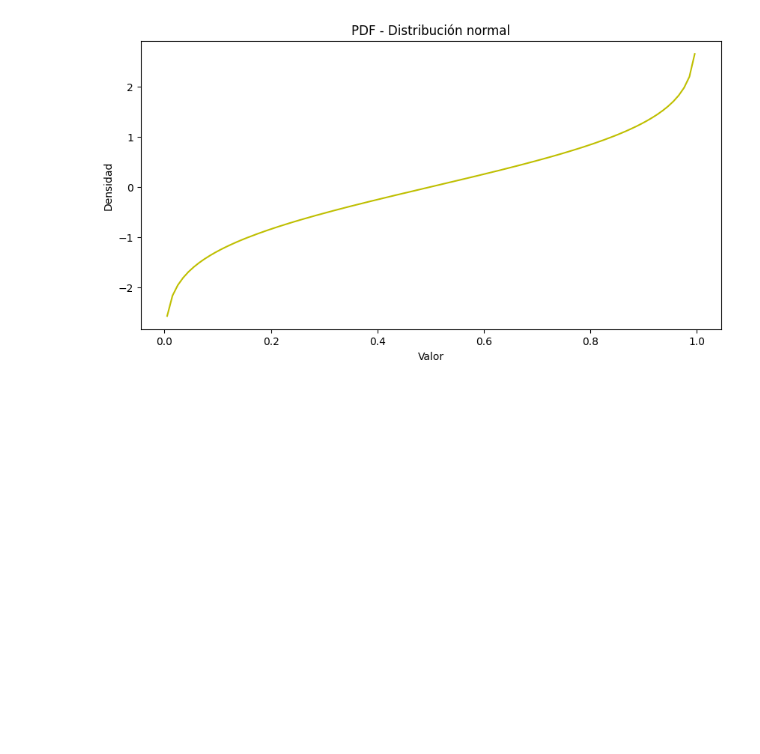
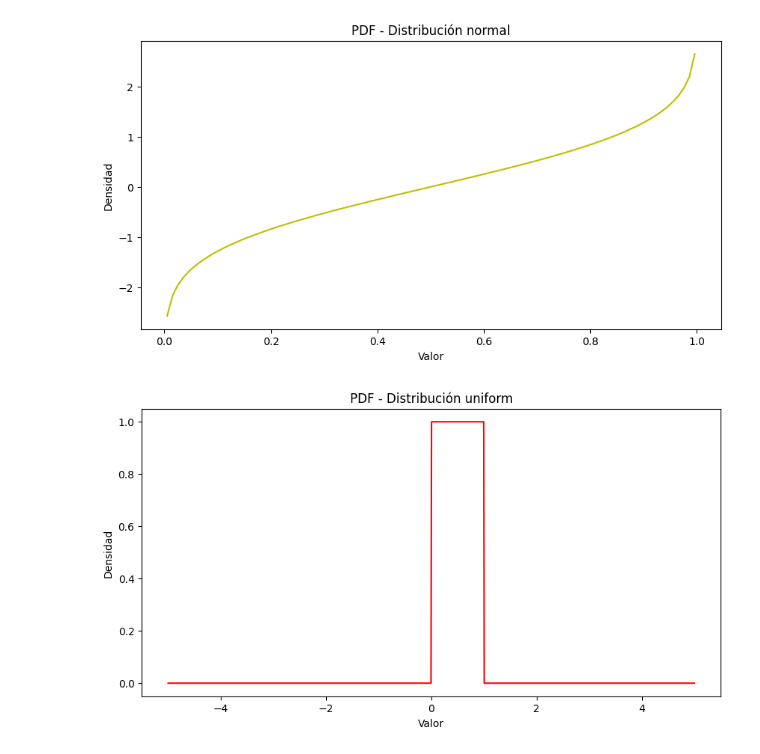
Before and after one commit to PuraCampos/probability-distribution-exercises-project-with-python, a Jupyter notebook: notebook/problems.es.ipynb, the cells around one changed output. Cells and saved outputs as stored; diff of their text form; code cells hidden in the pictures; blank space fills up the shorter version.

```diff
--- a/notebook/problems.es.ipynb
+++ b/notebook/problems.es.ipynb
@@ -179,3 +157,46 @@ plt.ylabel("Densidad")
 plt.show()
 # %% [output]
 [figure]
+# %%
+#Sintaxis
+# scipy.stats.unifomr(x,loc,scale)
+
+# x:valor de distribucción uniforme
+# loc:valos mínimo posible
+# scale:diferencia entre valor máximo posible y valor mínimo
+
+
+def x_uniform(x, loc = 0, scale = 1):
+
+      result = uniform.pdf(x, loc = loc, scale = scale)
+
+      return result
+def d_uniform(x, loc = 0, scale = 1):
+
+      result = uniform.cdf(x, loc = loc, scale = scale)
+
+      return result
+def p_uniform(x, loc = 0, scale = 1):
+
+      result = uniform.ppf(x, loc = loc, scale = scale)
+
+      return result
+def n_uniform(x, loc = 0, scale = 1):
+
+      result = uniform.rvs(x, loc = loc, scale = scale)
+
+      return result
+# %%
+v_min=0
+v_max= 1-v_min
+x= np.linspace(-5, 5, 1000)
+
+pdf_unif=x_uniform(data,loc=v_min,scale=v_max)
+plt.figure(figsize = (10, 5))
+plt.plot(data,pdf_unif, "r-")
+plt.title("PDF - Distribución uniform")
+plt.xlabel("Valor")
+plt.ylabel("Densidad")
+plt.show()
+# %% [output]
+[figure, added]
```
Also changed, not shown: parts of 3 cells of this notebook.
